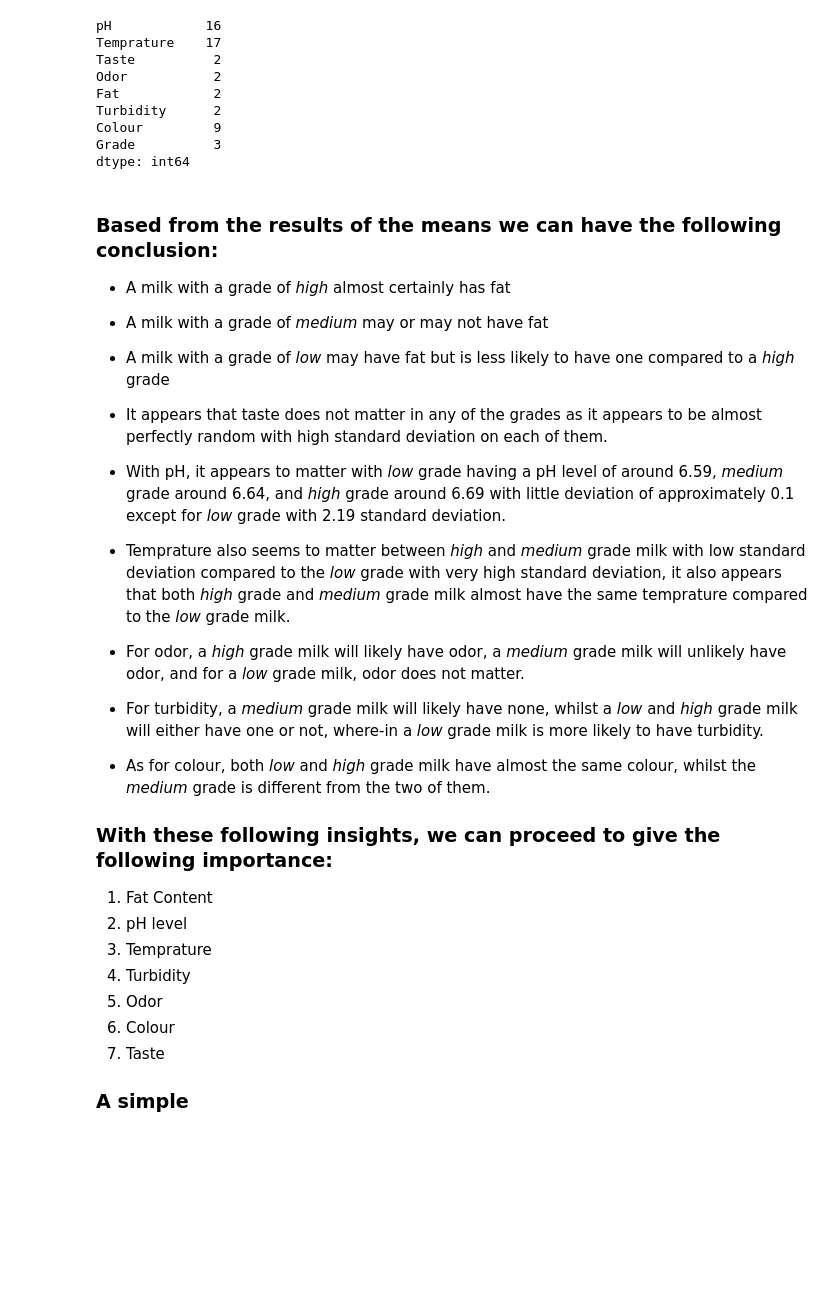
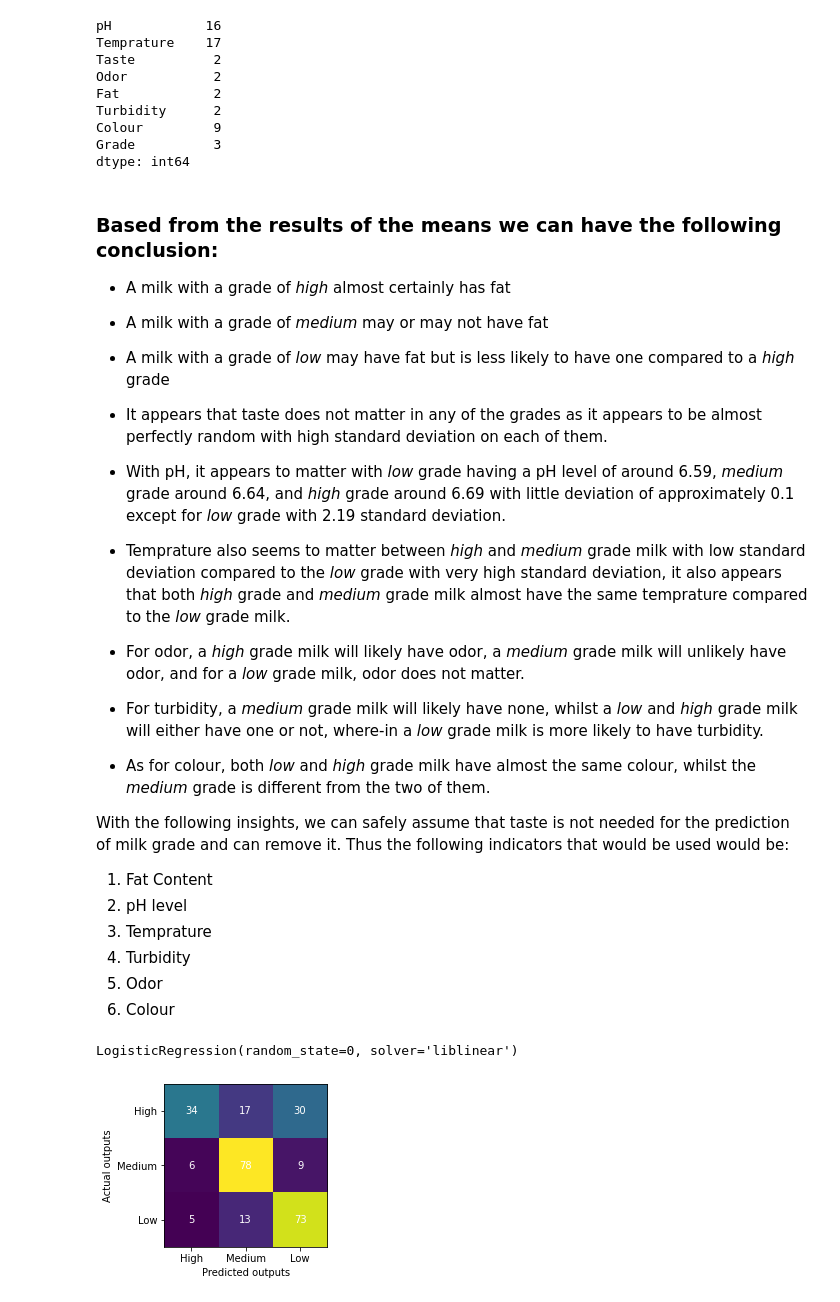
Before and after one commit to aronnicksnts/kaggle-projects, a Jupyter notebook: Milk Quality Prediction/Milk Production Jupyter.ipynb, the cells around one changed output. Cells and saved outputs as stored; diff of their text form; code cells hidden in the pictures; blank space fills up the shorter version.

Commit message:
Used Logistic Regression on Milk Quantity

```diff
--- a/Milk Quality Prediction/Milk Production Jupyter.ipynb
+++ b/Milk Quality Prediction/Milk Production Jupyter.ipynb
@@ -99,14 +99,10 @@ dtype: int64
 
 - As for colour, both *low* and *high* grade milk have almost the same colour, whilst the *medium* grade is different from the two of them.
 
-### With these following insights, we can proceed to give the following importance:
+With the following insights, we can safely assume that taste is not needed for the prediction of milk grade and can remove it. Thus the following indicators that would be used would be:
 1. Fat Content
 2. pH level
 3. Temprature
 4. Turbidity
 5. Odor
 6. Colour
-7. Taste
-
-
-### A simple
@@ -112,0 +115,32 @@ dtype: int64
+# %%
+grades = {"high": 0, "medium": 1, "low": 2}
+a = []
+for row in df.index:
+    a.append(grades[df['Grade'][row]])
+y = a
+x = df.drop(['Grade'], axis=1)
+x = x.drop(['Taste'], axis=1)
+x_train, x_test, y_train, y_test = train_test_split(x,y,random_state=0,train_size= 0.75)
+# %%
+model = linear_model.LogisticRegression(solver='liblinear', random_state=0)
+model.fit(x_train,y_train)
+# %% [output]
+LogisticRegression(random_state=0, solver='liblinear')
+# %%
+y_predict = model.predict(x_test)
+categories = ["High", "Medium", "Low"]
+cm = confusion_matrix(y_test, y_predict)
+
+fig, ax = plt.subplots(figsize=(3,3))
+ax.imshow(cm)
+ax.grid(False)
+ax.set_xlabel('Predicted outputs', fontsize=10, color='black')
+ax.set_ylabel('Actual outputs', fontsize=10, color='black')
+plt.xticks(np.arange(0,3), categories)
+plt.yticks(np.arange(0,3), categories)
+for i in range(3):
+    for j in range(3):
+        ax.text(j, i, cm[i, j], ha='center', va='center', color='white')
+plt.show()
+# %% [output]
+[figure, added]
```
Also changed, not shown: parts of 2 cells of this notebook.
